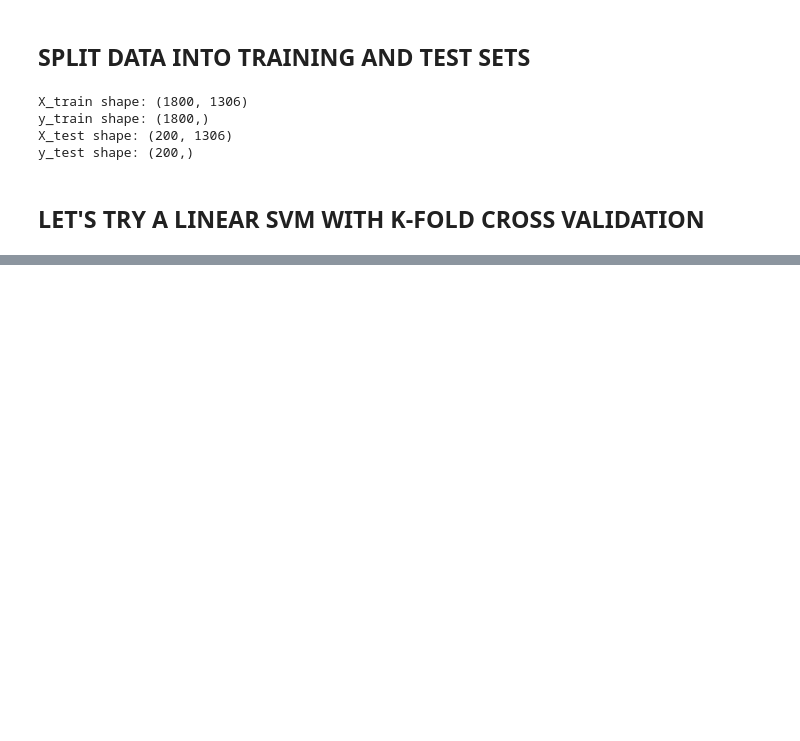
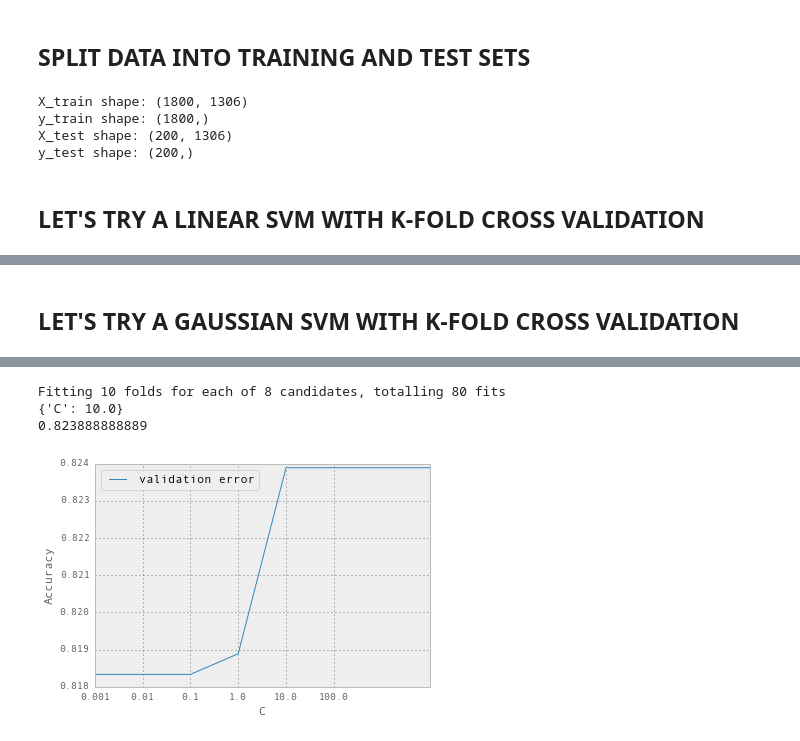
Before and after one commit to hugobowne/machine_learning_techniques, a Jupyter notebook: homesite/initial_foray_insurance.ipynb, the cells around one changed output, grey strips where cells are left out. Cells and saved outputs as stored; diff of their text form; code cells hidden in the pictures; blank space fills up the shorter version.

Commit message:
added gaussian svm, random forest & cleaned it all up a bit

```diff
--- a/homesite/initial_foray_insurance.ipynb
+++ b/homesite/initial_foray_insurance.ipynb
@@ -139 +151,14 @@ Fitting 10 folds for each of 6 candidates, totalling 60 fits
 [figure]
+# %% [markdown]
+<h2>LET'S TRY A GAUSSIAN SVM WITH K-FOLD CROSS VALIDATION</h2>
+# %%
+from sklearn.svm import SVC
+svm1 = SVC(kernel='rbf')# Instantiate the model (SVM w/ Gaussian kernel)
+tuned_parameters = {'C':10.**np.arange(-3,5)}
+grid_search1 = GridSearchCV( svm1 , param_grid = tuned_parameters , cv = 10 ,verbose = 1 )
+grid_search1.fit(X_train, y_train);
+print(grid_search1.best_params_)
+print(grid_search1.best_score_)
+plt.plot([c.mean_validation_score for c in grid_search1.grid_scores_], label="validation error")
+plt.xticks(np.arange(6), tuned_parameters['C']); plt.xlabel("C"); plt.ylabel("Accuracy");plt.legend(loc='best');
+# %% [output]
@@ -139,0 +167,4 @@ Fitting 10 folds for each of 6 candidates, totalling 60 fits
+Fitting 10 folds for each of 8 candidates, totalling 80 fits
+{'C': 10.0}
+0.823888888889
+[figure, added]
```
Also changed, not shown: parts of 12 cells of this notebook.
